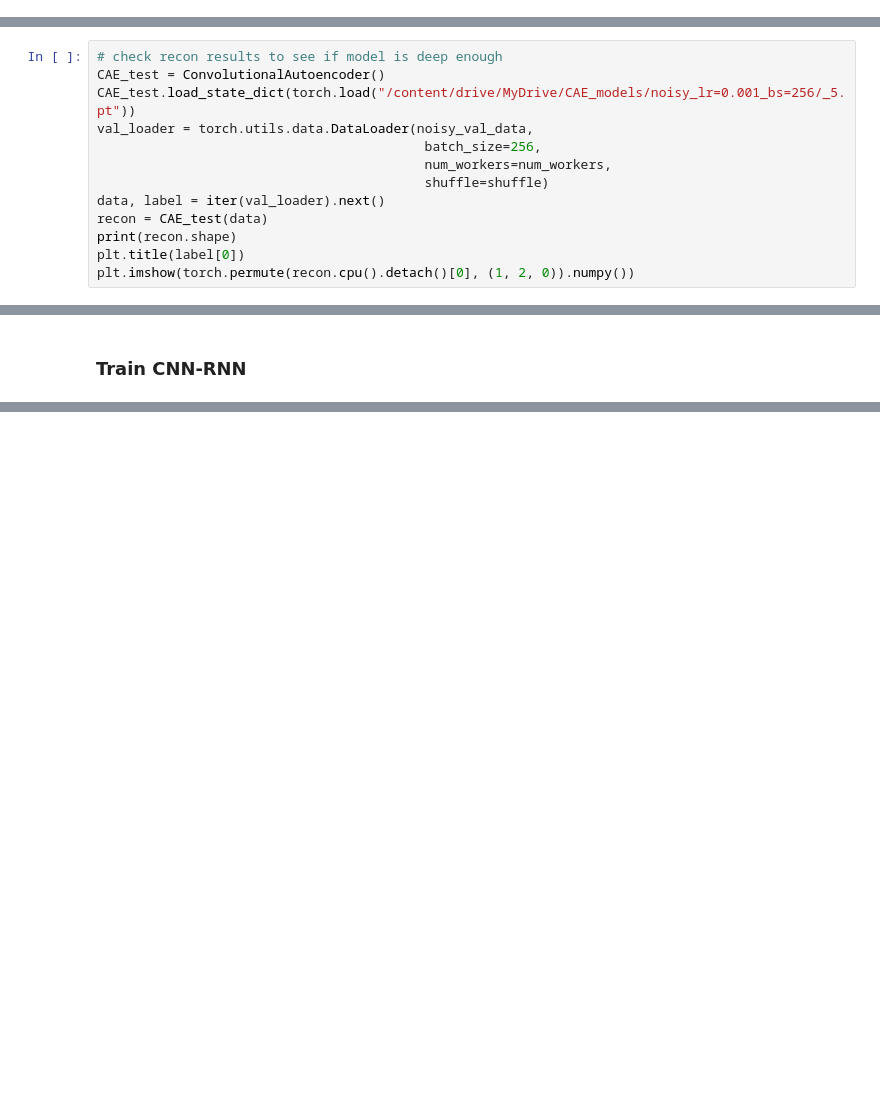
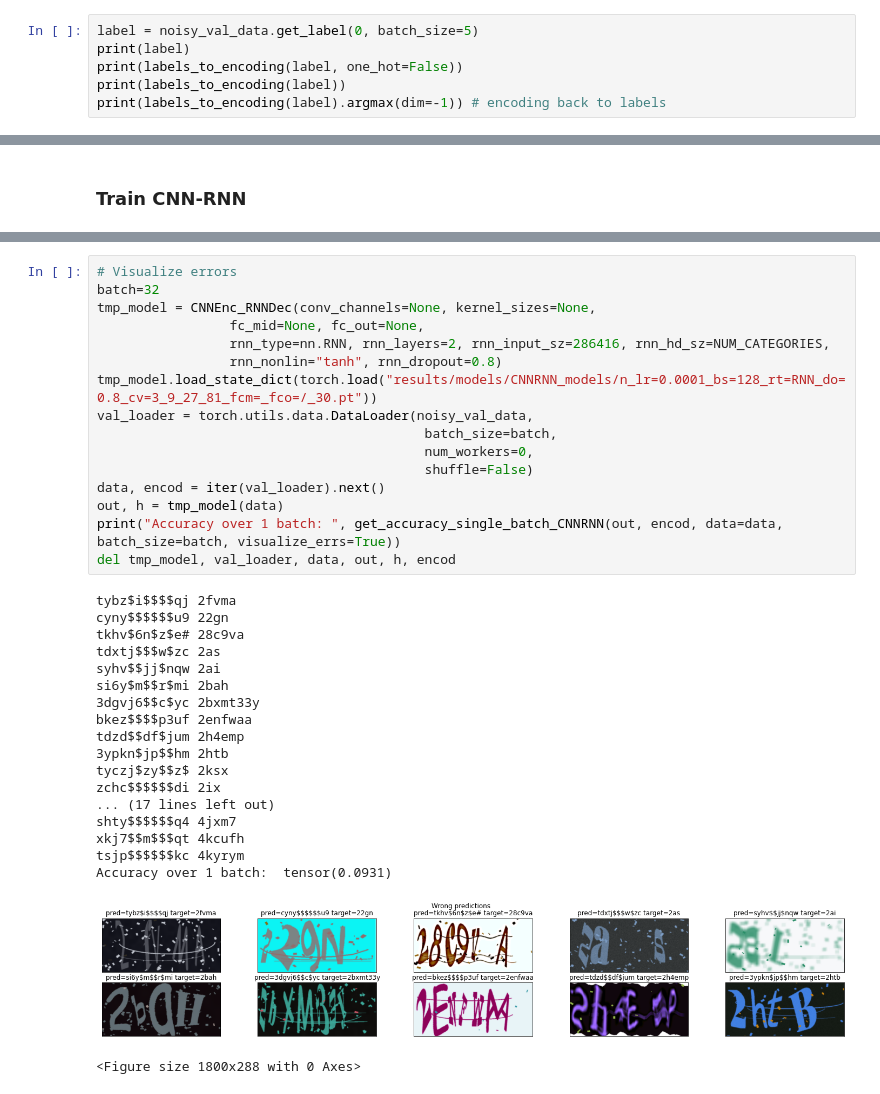
Before and after one commit to Thanoshan/Talos-Captcha-Kraken, a Jupyter notebook: notebooks/005_AE_RNN.ipynb, the cells around one changed output, grey strips where cells are left out. Saved outputs shown, nothing was run; the diff lists cells and outputs as text; blank space fills up the shorter version.

```diff
--- a/notebooks/005_AE_RNN.ipynb
+++ b/notebooks/005_AE_RNN.ipynb
@@ -261,0 +405,6 @@ tensor([[[ 0.9504,  0.8641,  0.9044,  ..., -0.8979,  0.8507,  0.7518],
+# %%
+label = noisy_val_data.get_label(0, batch_size=5)
+print(label)
+print(labels_to_encoding(label, one_hot=False))
+print(labels_to_encoding(label))
+print(labels_to_encoding(label).argmax(dim=-1)) # encoding back to labels
@@ -466,13 +490,0 @@ With use_cuda on and some optimizations in Datasets, we cut down epoch time from
-# %%
-# check recon results to see if model is deep enough
-CAE_test = ConvolutionalAutoencoder()
-CAE_test.load_state_dict(torch.load("/content/drive/MyDrive/CAE_models/noisy_lr=0.001_bs=256/_5.pt"))
-val_loader = torch.utils.data.DataLoader(noisy_val_data,
-                                          batch_size=256,
-                                          num_workers=num_workers,
-                                          shuffle=shuffle)
-data, label = iter(val_loader).next()
-recon = CAE_test(data)
-print(recon.shape)
-plt.title(label[0])
-plt.imshow(torch.permute(recon.cpu().detach()[0], (1, 2, 0)).numpy())
@@ -489,0 +766,36 @@ def get_accuracy(pred, true):
+# %%
+# Visualize errors
+batch=32
+tmp_model = CNNEnc_RNNDec(conv_channels=None, kernel_sizes=None,
+                 fc_mid=None, fc_out=None,
+                 rnn_type=nn.RNN, rnn_layers=2, rnn_input_sz=286416, rnn_hd_sz=NUM_CATEGORIES,
+                 rnn_nonlin="tanh", rnn_dropout=0.8)
+tmp_model.load_state_dict(torch.load("results/models/CNNRNN_models/n_lr=0.0001_bs=128_rt=RNN_do=0.8_cv=3_9_27_81_fcm=_fco=/_30.pt"))
+val_loader = torch.utils.data.DataLoader(noisy_val_data,
+                                          batch_size=batch,
+                                          num_workers=0,
+                                          shuffle=False)
+data, encod = iter(val_loader).next()
+out, h = tmp_model(data)
+print("Accuracy over 1 batch: ", get_accuracy_single_batch_CNNRNN(out, encod, data=data, batch_size=batch, visualize_errs=True))
+del tmp_model, val_loader, data, out, h, encod
+# %% [output]
+tybz$i$$$$qj 2fvma
+cyny$$$$$$u9 22gn
+tkhv$6n$z$e# 28c9va
+tdxtj$$$w$zc 2as
+syhv$$jj$nqw 2ai
+si6y$m$$r$mi 2bah
+3dgvj6$$c$yc 2bxmt33y
+bkez$$$$p3uf 2enfwaa
+tdzd$$df$jum 2h4emp
+3ypkn$jp$$hm 2htb
+tyczj$zy$$z$ 2ksx
+zchc$$$$$$di 2ix
+... (17 lines left out)
+shty$$$$$$q4 4jxm7
+xkj7$$m$$$qt 4kcufh
+tsjp$$$$$$kc 4kyrym
+Accuracy over 1 batch:  tensor(0.0931)
+[figure, added]
+<Figure size 1800x288 with 0 Axes>
```
Also changed, not shown: parts of 60 cells of this notebook, 2 other files.
